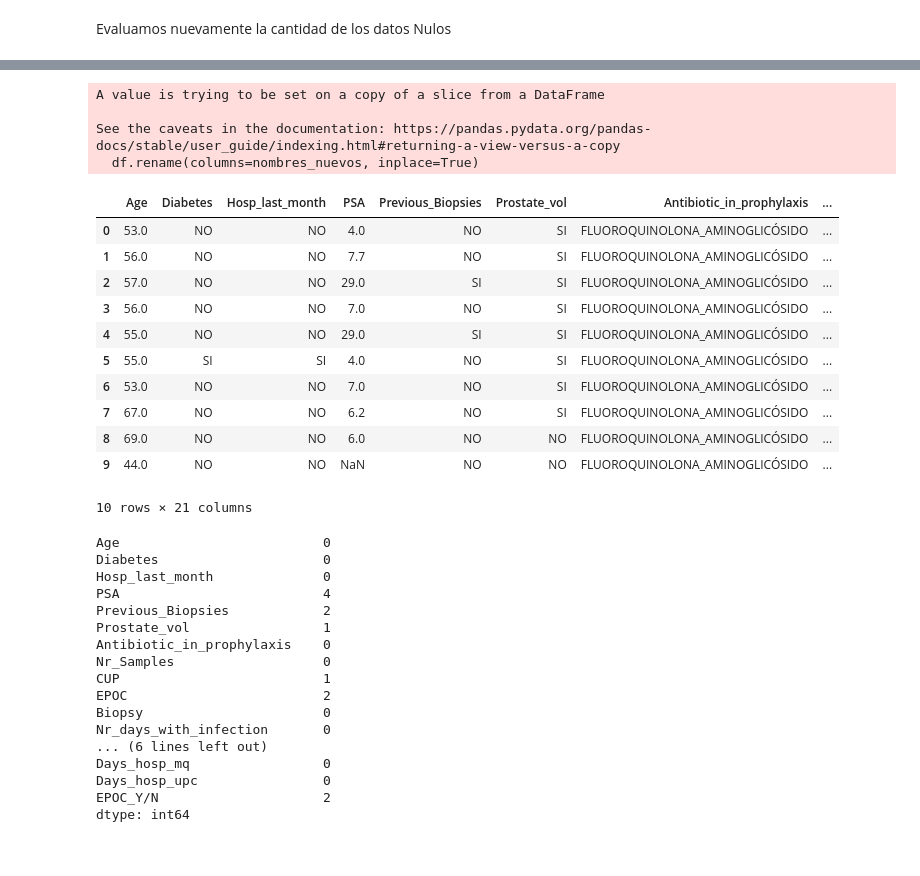
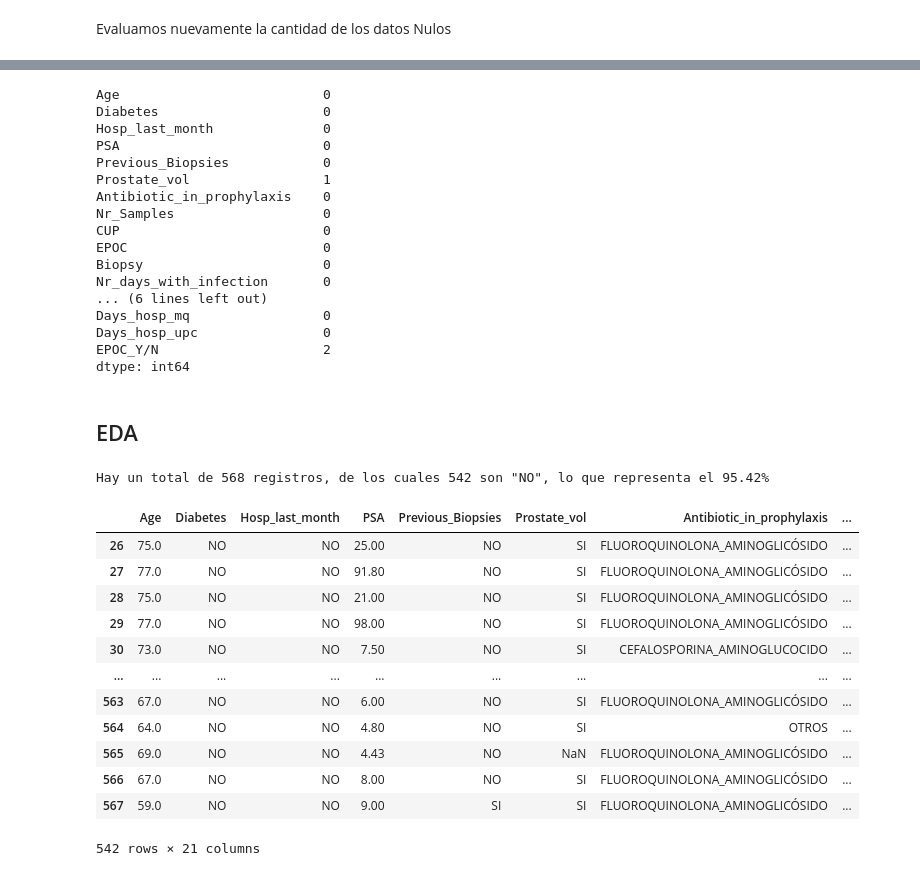
Before and after one commit to EVBic/ML_Hospital, a Jupyter notebook: hospital2.ipynb, the cells around one changed output, grey strips where cells are left out. Saved outputs shown, nothing was run; the diff lists cells and outputs as text; code cells hidden in the pictures.

```diff
--- a/hospital2.ipynb
+++ b/hospital2.ipynb
@@ -217,3 +219,4 @@ list(df['BIOPSIAS PREVIAS'].unique())
 ['NO', 'SI', nan]
 # %%
 df['BIOPSIAS PREVIAS'] = df['BIOPSIAS PREVIAS'].replace('nan','NO')
+df['BIOPSIAS PREVIAS'] = df['BIOPSIAS PREVIAS'].fillna('NO')
@@ -244,2 +249,2 @@ list(df['PSA'].unique())
 # %%
-df['PSA'] = df['PSA'].replace('nan','4')
+df['PSA'] = df['PSA'].replace(to_replace=[0, pd.NA], method='ffill').round(2)
@@ -298,6 +297,16 @@ dtype: int64
 Eliminamos los Nulos de Edad y desaparecen casi todos los Nulos de las otras filas
 # %%
 df = df.dropna(subset=["EDAD"])
+# %%
+df = df.dropna(subset=["EDAD"])
+# Replace all values in the "EDAD" column that are greater than 100 with the median value of the column
+df["EDAD"] = df["EDAD"].where(df["EDAD"] <= 100, df["EDAD"].median())
+# %%
+
+df['CUP']=df['CUP'].fillna('NO')
+df['ENF. CRONICA PULMONAR OBSTRUCTIVA']=df['ENF. CRONICA PULMONAR OBSTRUCTIVA'].fillna('NO')
+df['AGENTE AISLADO']=df['AGENTE AISLADO'].fillna('Sin Datos')
+df['HOSPITALIZACION']=df['HOSPITALIZACION'].fillna('NO')
 # %% [markdown]
 Evaluamos nuevamente la cantidad de los datos Nulos
 # %%
@@ -347,37 +356,19 @@ nombres_nuevos = {
 
 }
 df.rename(columns=nombres_nuevos, inplace=True)
-df.head(10)
-# %% [output]
-A value is trying to be set on a copy of a slice from a DataFrame
-
-See the caveats in the documentation: https://pandas.pydata.org/pandas-docs/stable/user_guide/indexing.html#returning-a-view-versus-a-copy
-  df.rename(columns=nombres_nuevos, inplace=True)
-|  | Age | Diabetes | Hosp_last_month | PSA | Previous_Biopsies | Prostate_vol | Antibiotic_in_prophylaxis | ... |
-| 0 | 53.0 | NO | NO | 4.0 | NO | SI | FLUOROQUINOLONA_AMINOGLICÓSIDO | ... |
-| 1 | 56.0 | NO | NO | 7.7 | NO | SI | FLUOROQUINOLONA_AMINOGLICÓSIDO | ... |
-| 2 | 57.0 | NO | NO | 29.0 | SI | SI | FLUOROQUINOLONA_AMINOGLICÓSIDO | ... |
-| 3 | 56.0 | NO | NO | 7.0 | NO | SI | FLUOROQUINOLONA_AMINOGLICÓSIDO | ... |
-| 4 | 55.0 | NO | NO | 29.0 | SI | SI | FLUOROQUINOLONA_AMINOGLICÓSIDO | ... |
-| 5 | 55.0 | SI | SI | 4.0 | NO | SI | FLUOROQUINOLONA_AMINOGLICÓSIDO | ... |
-| 6 | 53.0 | NO | NO | 7.0 | NO | SI | FLUOROQUINOLONA_AMINOGLICÓSIDO | ... |
-| 7 | 67.0 | NO | NO | 6.2 | NO | SI | FLUOROQUINOLONA_AMINOGLICÓSIDO | ... |
-| 8 | 69.0 | NO | NO | 6.0 | NO | NO | FLUOROQUINOLONA_AMINOGLICÓSIDO | ... |
-| 9 | 44.0 | NO | NO | NaN | NO | NO | FLUOROQUINOLONA_AMINOGLICÓSIDO | ... |
-10 rows × 21 columns
 # %%
 df.isna().sum()
 # %% [output]
 Age                          0
 Diabetes                     0
 Hosp_last_month              0
-PSA                          4
-Previous_Biopsies            2
+PSA                          0
+Previous_Biopsies            0
 Prostate_vol                 1
 Antibiotic_in_prophylaxis    0
 Nr_Samples                   0
-CUP                          1
-EPOC                         2
+CUP                          0
+EPOC                         0
 Biopsy                       0
 Nr_days_with_infection       0
 ... (6 lines left out)
@@ -385,3 +376,37 @@ Days_hosp_mq                 0
 Days_hosp_upc                0
 EPOC_Y/N                     2
 dtype: int64
+# %% [markdown]
+## EDA
+# %%
+#Queda una única columna con dos tipos de datos, se procede a analizarla.
+
+columna_analizar = 'Nr_days_with_infection'
+# Es una columna de número enteros. Al tener un 'NO' es que aparecen dos tipos de datos.
+df[columna_analizar].unique()
+
+# Contar cuantos valores de NO hay
+
+total_NO = df[columna_analizar].value_counts().get('NO', 0)
+total_filas = len(df)
+porcentaje = round((total_NO / total_filas) * 100,2)
+
+print(f'Hay un total de {total_filas} registros, de los cuales {total_NO} son "NO", lo que representa el {porcentaje}%')
+# Hay un total de 433 registros, de los cuales 408 son "NO", lo que representa el 94.23%
+# Se analiza el valor 'NO' en el contexto de los demas datos.
+df[df[columna_analizar] == 'NO']
+# %% [output]
+Hay un total de 568 registros, de los cuales 542 son "NO", lo que representa el 95.42%
+|  | Age | Diabetes | Hosp_last_month | PSA | Previous_Biopsies | Prostate_vol | Antibiotic_in_prophylaxis | ... |
+| 26 | 75.0 | NO | NO | 25.00 | NO | SI | FLUOROQUINOLONA_AMINOGLICÓSIDO | ... |
+| 27 | 77.0 | NO | NO | 91.80 | NO | SI | FLUOROQUINOLONA_AMINOGLICÓSIDO | ... |
+| 28 | 75.0 | NO | NO | 21.00 | NO | SI | FLUOROQUINOLONA_AMINOGLICÓSIDO | ... |
+| 29 | 77.0 | NO | NO | 98.00 | NO | SI | FLUOROQUINOLONA_AMINOGLICÓSIDO | ... |
+| 30 | 73.0 | NO | NO | 7.50 | NO | SI | CEFALOSPORINA_AMINOGLUCOCIDO | ... |
+| ... | ... | ... | ... | ... | ... | ... | ... | ... |
+| 563 | 67.0 | NO | NO | 6.00 | NO | SI | FLUOROQUINOLONA_AMINOGLICÓSIDO | ... |
+| 564 | 64.0 | NO | NO | 4.80 | NO | SI | OTROS | ... |
+| 565 | 69.0 | NO | NO | 4.43 | NO | NaN | FLUOROQUINOLONA_AMINOGLICÓSIDO | ... |
+| 566 | 67.0 | NO | NO | 8.00 | NO | SI | FLUOROQUINOLONA_AMINOGLICÓSIDO | ... |
+| 567 | 59.0 | NO | NO | 9.00 | SI | SI | FLUOROQUINOLONA_AMINOGLICÓSIDO | ... |
+542 rows × 21 columns
```
Also changed, not shown: parts of 9 cells of this notebook.
